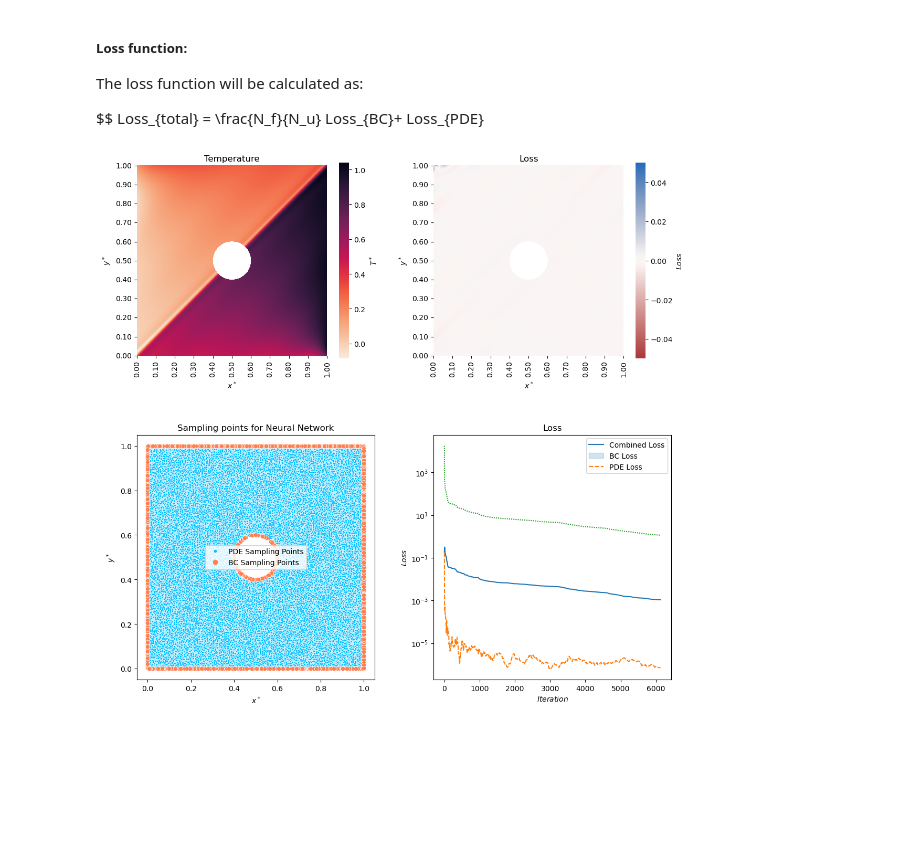
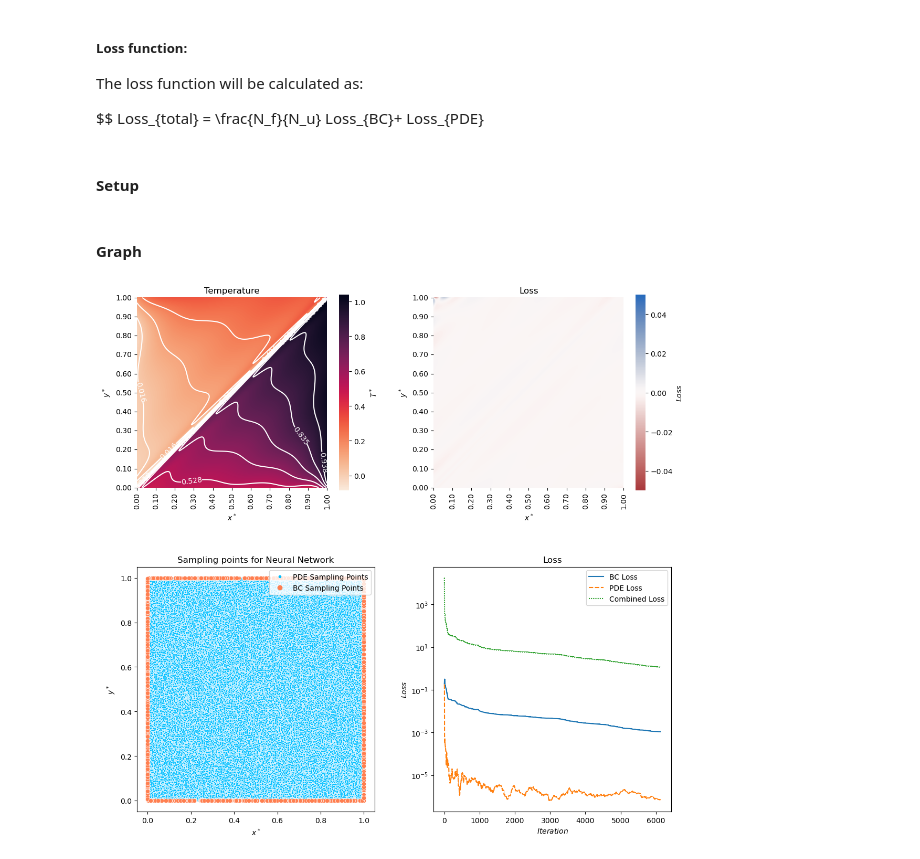
Before and after one commit to ThyCap/TCC, a Jupyter notebook: viz_file.ipynb, the cells around one changed output. Cells and saved outputs as stored; diff of their text form; code cells hidden in the pictures; blank space fills up the shorter version.

```diff
--- a/viz_file.ipynb
+++ b/viz_file.ipynb
@@ -187,7 +187,6 @@ def pplot2(u_pred, lossTensor, X_train_PDE, X_train, loss_array, num_ticks = 11,
                     marker = ".",
                     color = 'deepskyblue',
                     legend = False)
-
     sns.scatterplot(X_train,
                     x = X_train[:, 0],
                     y = X_train[:, 1],
@@ -195,6 +194,7 @@ def pplot2(u_pred, lossTensor, X_train_PDE, X_train, loss_array, num_ticks = 11,
                     marker = "o",
                     color = 'coral',
                     legend = False)
+
     legend_handles = [
         mlines.Line2D([], [], color= 'deepskyblue', marker= '.',linestyle='None', label= 'PDE Sampling Points'),
         mlines.Line2D([], [], color= 'coral', marker= 'o',linestyle='None', label='BC Sampling Points')
@@ -211,7 +211,8 @@ def pplot2(u_pred, lossTensor, X_train_PDE, X_train, loss_array, num_ticks = 11,
 
     sns.lineplot(df,
                 ax = axs[1, 1],
-                style = 'solid'
+                linestyle = 'solid',
+                marker = ','
                 )
 
     # for i in range(3):
@@ -447,15 +395,19 @@ df
 The loss function will be calculated as:
 
 $$ Loss_{total} = \frac{N_f}{N_u} Loss_{BC}+ Loss_{PDE}
+# %% [markdown]
+#### Setup
 # %%
 suffix = 'dirichlet'
 
-dirichletProblem = Problem(partial_diff_equation, squareHasHole = True)
+dirichletProblem = Problem(partial_diff_equation, squareHasHole = False)
 dirichletProblem.BCbooleans(BC_left = True, BC_top = True, BC_right = True, BC_bottom = True)
-dirichletProblem.setTemp(T_left = 0, T_top = 0, T_right= 0, T_bottom= 0, T_circle= 1)
+dirichletProblem.setTemp(T_left = 0, T_top = 0.3, T_right= 1, T_bottom= 0.5, T_circle= 1)
 # %%
 dirichlet_case = Viz_Case(suffix, dirichletProblem)
+# %% [markdown]
+#### Graph
 # %%
-dirichlet_case.plot2(isolines = False)
+dirichlet_case.plot2(isolines = True)
 # %% [output]
-[figure, old version]
+[figure, new version]
```
Also changed, not shown: parts of 14 cells of this notebook.
